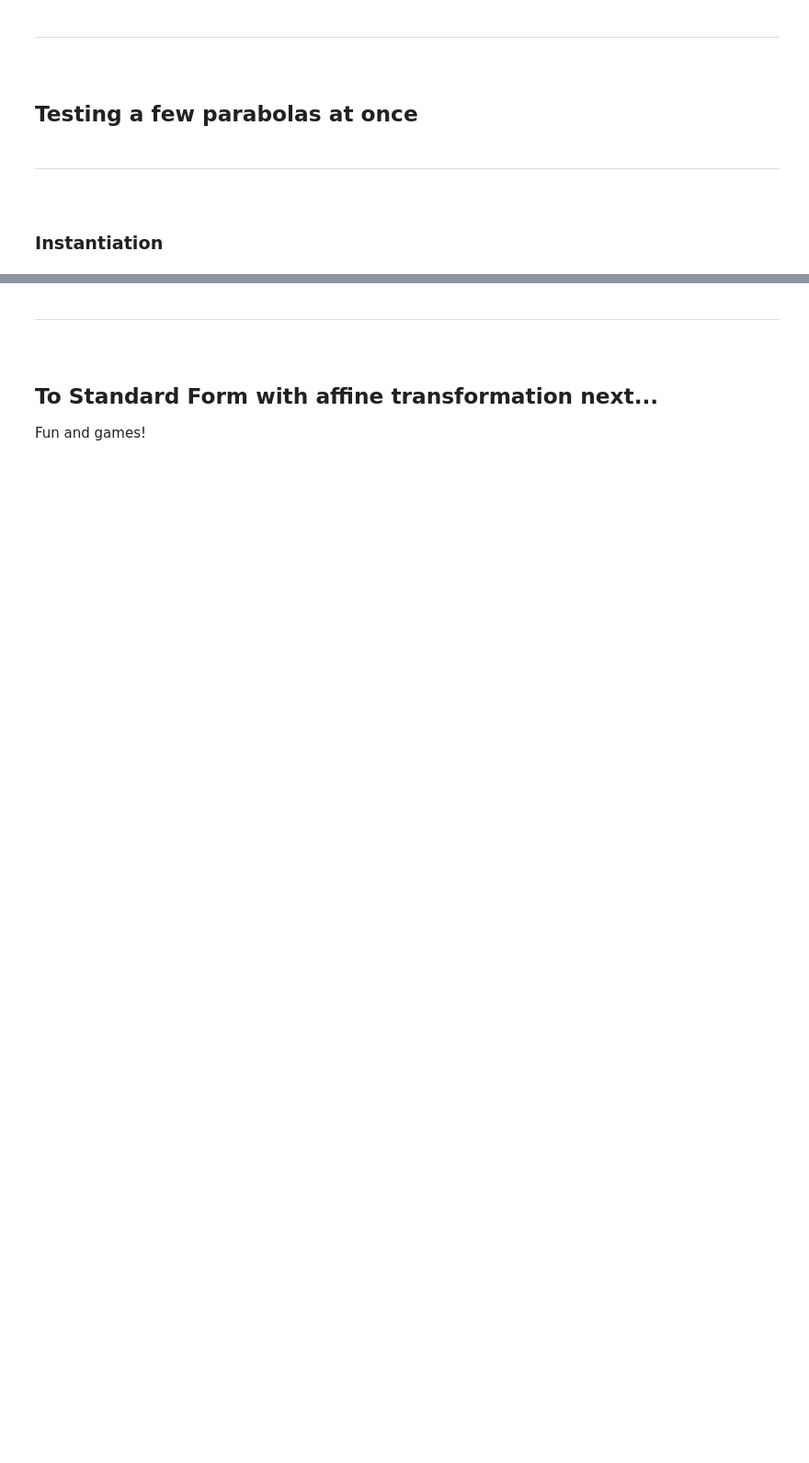
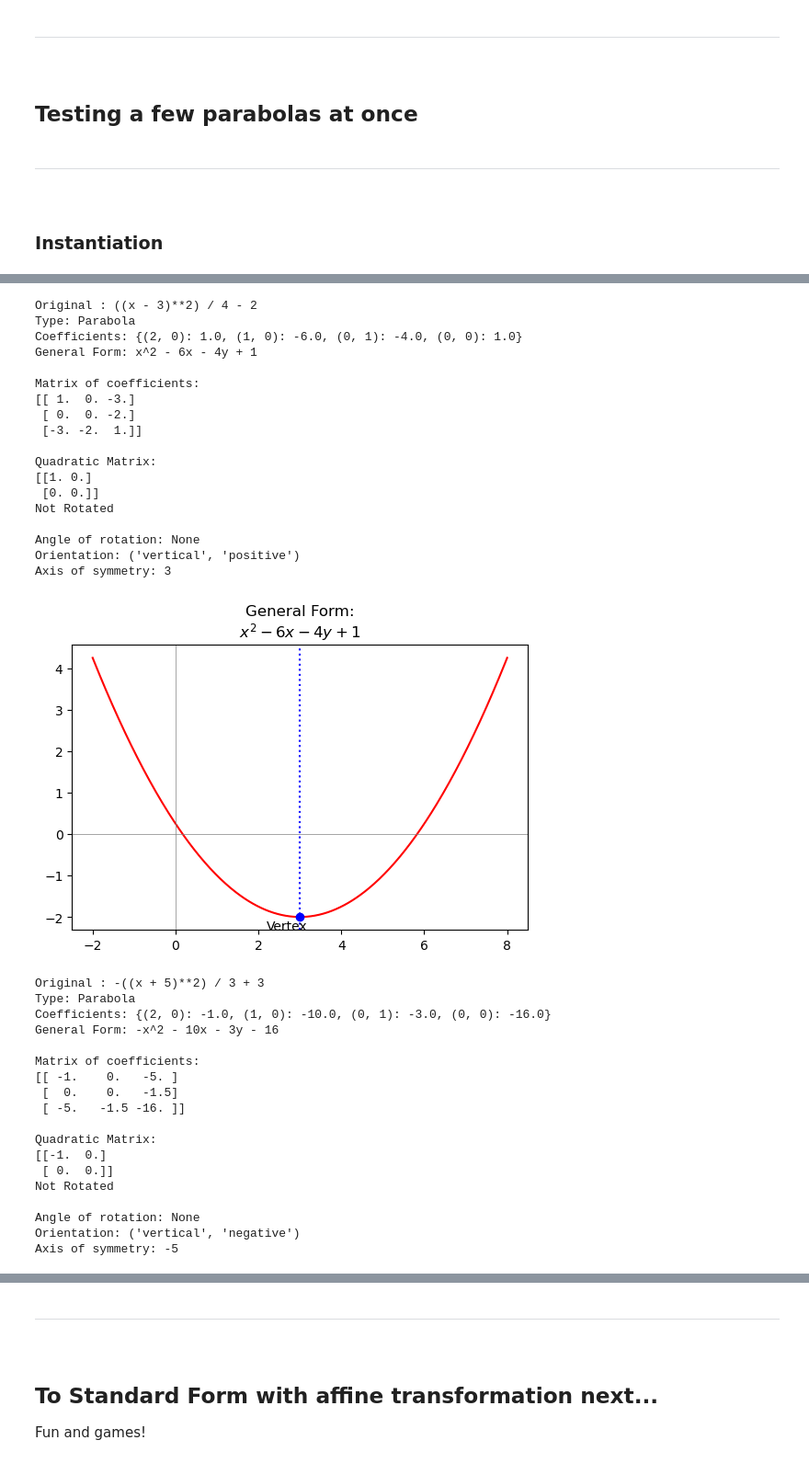
Before and after one commit to pineapple-bois/conic, a Jupyter notebook: Notebooks/Parabolas.ipynb, the cells around one changed output, grey strips where cells are left out. Shown at 92% size. Cells and saved outputs as stored; diff of their text form; code cells hidden in the pictures; blank space fills up the shorter version.

```diff
--- a/Notebooks/Parabolas.ipynb
+++ b/Notebooks/Parabolas.ipynb
@@ -146,15 +139,3 @@ p3 = Conic.create(parabola3)
 p4 = Conic.create(parabola4)
 p5 = Conic.create(parabola5)
 p6 = Conic.create(parabola6)
-# %%
-parabolas = [p1, p2, p3, p4, p5, p6]
-for i, parabola in enumerate(parabolas, start=1):
-    print("---")
-    print(f"{parabola.__repr__()}\nType: {parabola.type}\nInstance: {type(parabola)}"
-          f"\nCoefficients: {parabola.coeff}\nGeneral Form: {parabola}")
-    parabola.display()
-    print(f"\nMatrix of Coefficients:")
-    parabola.print_matrix()
-    print(f"\nCompleted Sq. Form: {parabola.complete_square()}")
-    print(f"\nVertex: {parabola.compute_vertex()}")
-    parabola.plot()
@@ -210,0 +142,42 @@ Vertex: (1, -4)
+# %%
+parabolas = [p1, p2, p3, p4, p5, p6]
+for i, parabola in enumerate(parabolas, start=1):
+    parabola.get_info()
+# %% [output]
+Original : ((x - 3)**2) / 4 - 2
+Type: Parabola
+Coefficients: {(2, 0): 1.0, (1, 0): -6.0, (0, 1): -4.0, (0, 0): 1.0}
+General Form: x^2 - 6x - 4y + 1
+
+Matrix of coefficients:
+[[ 1.  0. -3.]
+ [ 0.  0. -2.]
+ [-3. -2.  1.]]
+
+Quadratic Matrix:
+[[1. 0.]
+ [0. 0.]]
+Not Rotated
+
+Angle of rotation: None
+Orientation: ('vertical', 'positive')
+Axis of symmetry: 3
+[figure, added]
+Original : -((x + 5)**2) / 3 + 3
+Type: Parabola
+Coefficients: {(2, 0): -1.0, (1, 0): -10.0, (0, 1): -3.0, (0, 0): -16.0}
+General Form: -x^2 - 10x - 3y - 16
+
+Matrix of coefficients:
+[[ -1.    0.   -5. ]
+ [  0.    0.   -1.5]
+ [ -5.   -1.5 -16. ]]
+
+Quadratic Matrix:
+[[-1.  0.]
+ [ 0.  0.]]
+Not Rotated
+
+Angle of rotation: None
+Orientation: ('vertical', 'negative')
+Axis of symmetry: -5
```
Also changed, not shown: parts of 31 cells of this notebook.
